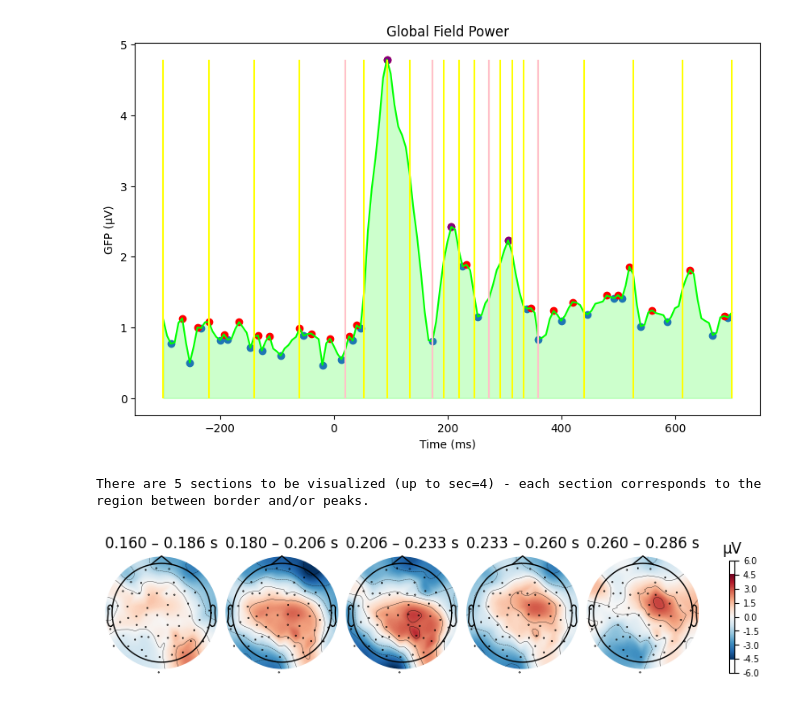
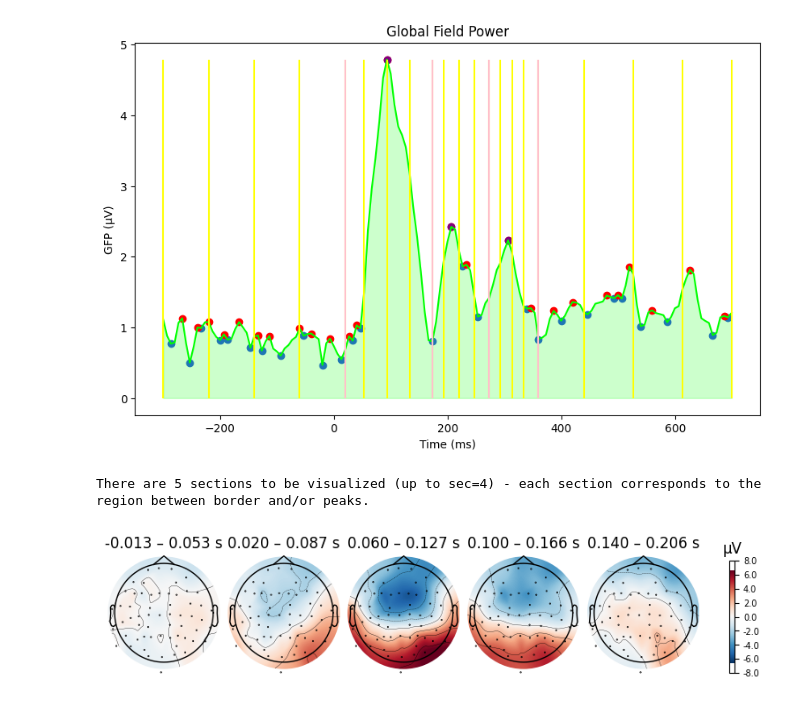
Before and after one commit to isacostamaia/data_exploration_EEG, a Jupyter notebook: evoked_vis.ipynb, the cells around one changed output. Cells and saved outputs as stored; diff of their text form; code cells hidden in the pictures.

```diff
--- a/evoked_vis.ipynb
+++ b/evoked_vis.ipynb
@@ -280,10 +297,12 @@ ax.vlines(l_aud.times[cut_points]*1000,0, gfp.max()*1e6, label="minima", color =
 <matplotlib.collections.LineCollection at 0x...>
 [figure]
 # %%
-#display topomaps of the average evoked potential in 30 ms time windows centered at the yellow and pink bars
+#display topomaps of the average evoked potential in 30 ms (average=0.03) time windows centered at the yellow and pink bars
 print("There are {} sections to be visualized (up to sec={}) - each section corresponds to the region between border and/or peaks.".format(len(cut_points)+1,len(cut_points)))
-sec_num = 2
-l_aud.plot_topomap(times= l_aud.times[img_idx[sec_num*num_spat_pat:sec_num*num_spat_pat+num_spat_pat+1]], average=0.03); #space between each samples is of 6,668ms
+sec_num = 1
+spat_pat_times = l_aud.times[img_idx[sec_num*num_spat_pat:sec_num*num_spat_pat+num_spat_pat+1]]
+window_duration = np.diff(spat_pat_times).mean()*2
+l_aud.plot_topomap(times= spat_pat_times, average=window_duration); #space between each samples is of 6,668ms
 # %% [output]
 There are 5 sections to be visualized (up to sec=4) - each section corresponds to the region between border and/or peaks.
-[figure, old version]
+[figure, new version]
```
Also changed, not shown: parts of 9 cells of this notebook.
